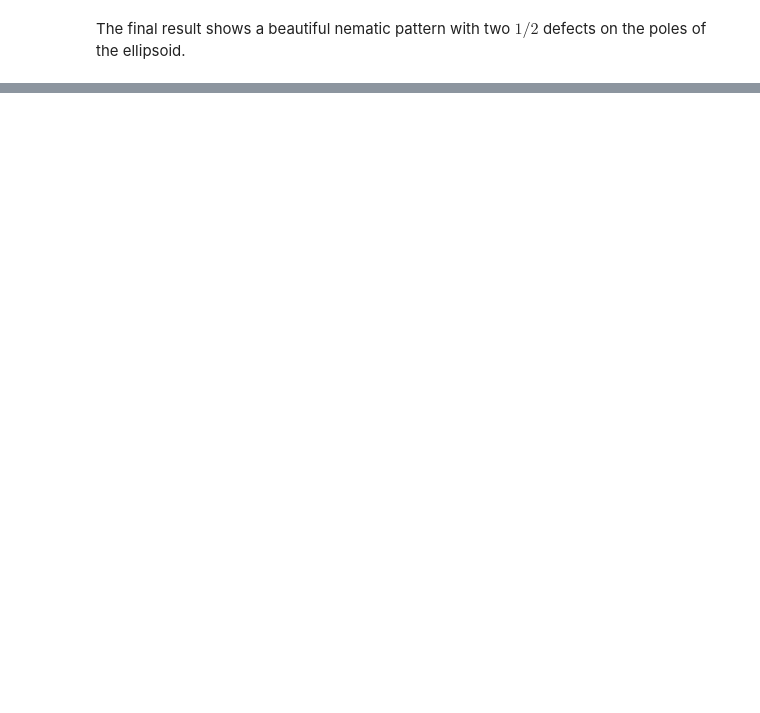
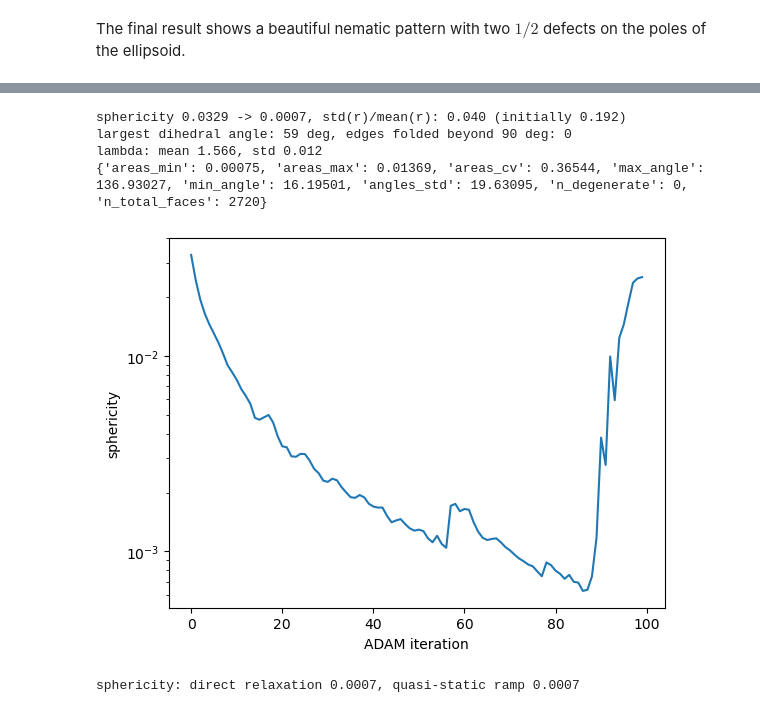
Before and after one commit to nikolas-claussen/triangulax, a Jupyter notebook: nbs/tutorials/06_inverse_problems.ipynb, the cells around one changed output, grey strips where cells are left out. Saved outputs shown, nothing was run; the diff lists cells and outputs as text; code cells hidden in the pictures; blank space fills up the shorter version.

Commit message:
third iteration on inverse design

```diff
--- a/nbs/tutorials/06_inverse_problems.ipynb
+++ b/nbs/tutorials/06_inverse_problems.ipynb
@@ -223,15 +223,14 @@ def get_shell_energy(vertices, args):
 
 solver = optimistix.BFGS(rtol=1e-10, atol=1e-10)
 
-def relax_shell(theta_top, theta_bot, v_init, hemesh, metric_rest, b_rest,
-                return_stats=False):
+def relax_shell(theta_top, theta_bot, v_init, hemesh, metric_rest, b_rest):
     """Minimize the shell energy for a given nematic pattern (differentiable)."""
     metric_ref, b_ref = get_bilayer_metric_and_curvature(theta_top, theta_bot, lam,
                                                          metric_rest, b_rest, thickness)
     sol = optimistix.minimise(get_shell_energy, solver, v_init,
                               (hemesh, metric_ref, b_ref, thickness),
                               max_steps=4000, throw=False)
-    return (sol.value, sol.stats["num_steps"]) if return_stats else sol.value
+    return sol.value
 # %%
 # at lam = 1 (no actuation), the sphere is the exact rest state
 metric_ref, b_ref = get_bilayer_metric_and_curvature(jnp.zeros(hemesh.n_faces),
@@ -359,7 +356,7 @@ optimizer = optax.adam(learning_rate=0.1)
 opt_state = optimizer.init(params)
 history = []
 for k in range(200):
-    (L, (fit, _, _)), grads = value_and_grad(params, v0)
+    (L, fit), grads = value_and_grad(params)
     updates, opt_state = optimizer.update(grads, opt_state)
     params = optax.apply_updates(params, updates)
     history.append(fit)
@@ -420,7 +417,7 @@ optimizer = optax.adam(learning_rate=0.1)
 opt_state = optimizer.init(params)
 history = []
 for k in range(300):
-    (L, (fit, _, _)), grads = value_and_grad(params, v0)
+    (L, fit), grads = value_and_grad(params)
     updates, opt_state = optimizer.update(grads, opt_state)
     params = optax.apply_updates(params, updates)
     history.append(fit)
@@ -711,0 +519,11 @@ The nematic pattern smooths Suzanne substantially toward a sphere — the protru
+# %%
+suzanne = TriMesh.read_obj("tutorial_meshes/suzanne_smooth.obj", dim=3)
+v0_suz = suzanne.vertices - suzanne.vertices.mean(axis=0)
+v0_suz = jnp.asarray(v0_suz / np.sqrt((v0_suz**2).sum(axis=1).mean()))  # rms radius 1
+hemesh_suz = HeMesh.from_triangles(v0_suz.shape[0], suzanne.faces)
+metric_rest_suz = elastic.get_metric(v0_suz, hemesh_suz)
+b_rest_suz = elastic.get_second_fundamental_form(v0_suz, hemesh_suz)
+
+assert geom.get_volume(v0_suz, hemesh_suz) > 0  # outward normals
+print(algo.get_mesh_quality_stats(v0_suz, hemesh_suz))
+hemesh_suz
@@ -711,0 +614,47 @@ The nematic pattern smooths Suzanne substantially toward a sphere — the protru
+# %%
+value_and_grad = jax.jit(jax.value_and_grad(loss_suzanne, has_aux=True))
+
+params = (jnp.zeros(hemesh_suz.n_faces), jnp.zeros(hemesh_suz.n_faces),
+          jnp.full(hemesh_suz.n_faces, jnp.log(1.2)))  # uniform lambda = 1.2 start
+optimizer = optax.adam(learning_rate=0.05)
+opt_state = optimizer.init(params)
+history_suz, best_L, best_params = [], jnp.inf, params
+for k in range(100):
+    (L, fit), grads = value_and_grad(params)
+    updates, opt_state = optimizer.update(grads, opt_state)
+    params = optax.apply_updates(params, updates)
+    history_suz.append(fit)
+    if L < best_L:
+        best_L, best_params = L, params
+
+theta_top_suz, theta_bot_suz, s_suz = best_params
+lam_suz = jnp.exp(s_suz)
+v_sphered = relax_suzanne(theta_top_suz, theta_bot_suz, lam_suz, v0_suz)
+r = jnp.linalg.norm(v_sphered - v_sphered.mean(axis=0), axis=-1)
+r0 = jnp.linalg.norm(v0_suz - v0_suz.mean(axis=0), axis=-1)
+dihedrals = jnp.abs(geom.get_dihedral_angles(v_sphered, hemesh_suz))
+print(f"sphericity {history_suz[0]:.4f} -> {sphericity(v_sphered):.4f}, "
+      f"std(r)/mean(r): {r.std()/r.mean():.3f} (initially {r0.std()/r0.mean():.3f})")
+print(f"largest dihedral angle: {jnp.degrees(dihedrals.max()):.0f} deg, "
+      f"edges folded beyond 90 deg: {int((dihedrals > jnp.pi/2).sum()) // 2}")
+print(f"lambda: mean {lam_suz.mean():.3f}, std {lam_suz.std():.3f}")
+print(algo.get_mesh_quality_stats(v_sphered, hemesh_suz))
+
+plt.semilogy(history_suz)
+plt.xlabel("ADAM iteration"); plt.ylabel("sphericity");
+# %% [output]
+sphericity 0.0329 -> 0.0007, std(r)/mean(r): 0.040 (initially 0.192)
+largest dihedral angle: 59 deg, edges folded beyond 90 deg: 0
+lambda: mean 1.566, std 0.012
+{'areas_min': 0.00075, 'areas_max': 0.01369, 'areas_cv': 0.36544, 'max_angle': 136.93027, 'min_angle': 16.19501, 'angles_std': 19.63095, 'n_degenerate': 0, 'n_total_faces': 2720}
+[figure, added]
+# %%
+# the design is protocol-independent: quasi-statically ramping the actuation
+# (slow heating, lambda(t) = 1 + t*(lambda - 1)) reaches the same final state
+v_ramp = v0_suz
+for t in [0.25, 0.5, 0.75, 1.0]:
+    v_ramp = relax_suzanne(theta_top_suz, theta_bot_suz, 1 + t * (lam_suz - 1), v_ramp)
+print(f"sphericity: direct relaxation {sphericity(v_sphered):.4f}, "
+      f"quasi-static ramp {sphericity(v_ramp):.4f}")
+# %% [output]
+sphericity: direct relaxation 0.0007, quasi-static ramp 0.0007
```
Also changed, not shown: parts of 22 cells of this notebook, 9 other files.
